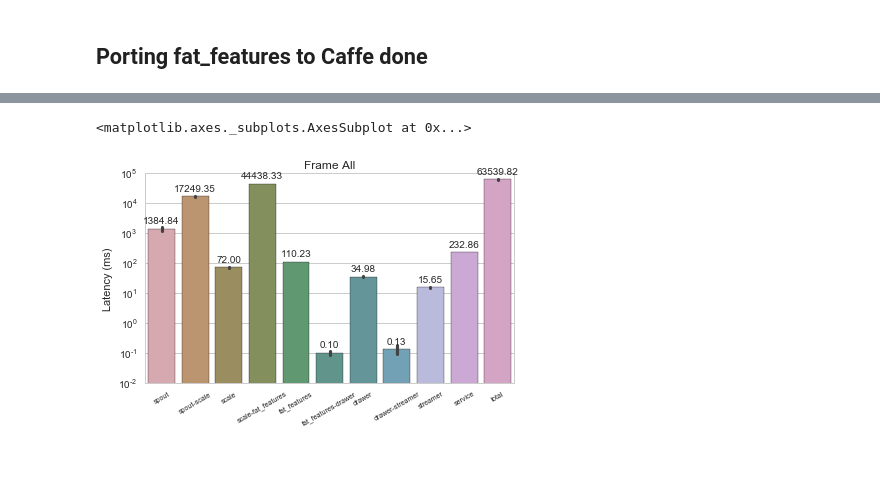
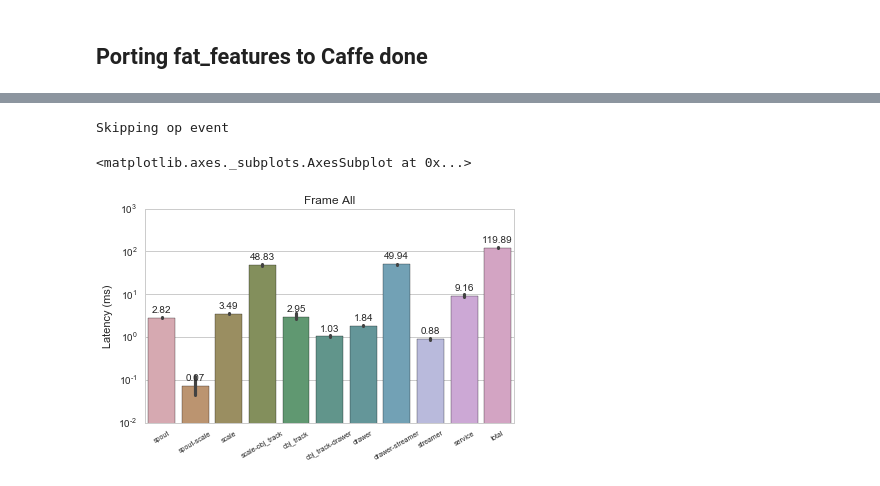
Before and after one commit to Aetf/remotelog, a Jupyter notebook: Exp-Res.ipynb, the cells around one changed output, grey strips where cells are left out. Saved outputs shown, nothing was run; the diff lists cells and outputs as text; code cells hidden in the pictures.

```diff
--- a/Exp-Res.ipynb
+++ b/Exp-Res.ipynb
@@ -483,4 +498,4 @@ for exp in caffe_cpu.exps:
 # %%
 ilb.reload(ana)
-gpu = ana.exp_res('2016-7-05/2')
+otk = ana.exp_res('2016-7-13/object_tracking-4')
 # %% [output]
@@ -509,5 +507,6 @@ gpu.seq_latency()
 # %%
-gpu.latency()
+otk.latency()
 # %% [output]
-<matplotlib.axes._subplots.AxesSubplot at 0x...>
+Skipping op event
+<matplotlib.axes._subplots.AxesSubplot at 0x...>
-[figure, old version]
+[figure, new version]
```
Also changed, not shown: parts of 15 cells of this notebook, 5 other files.
